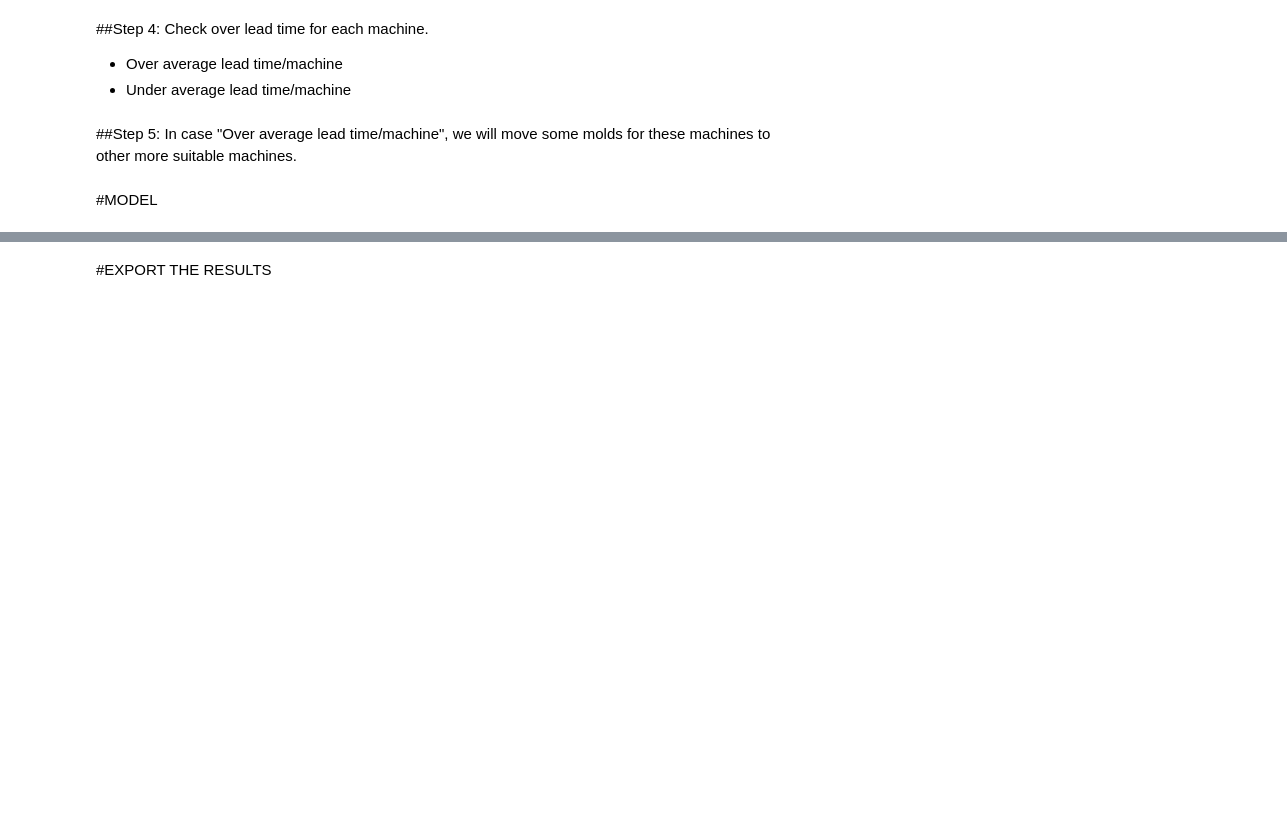
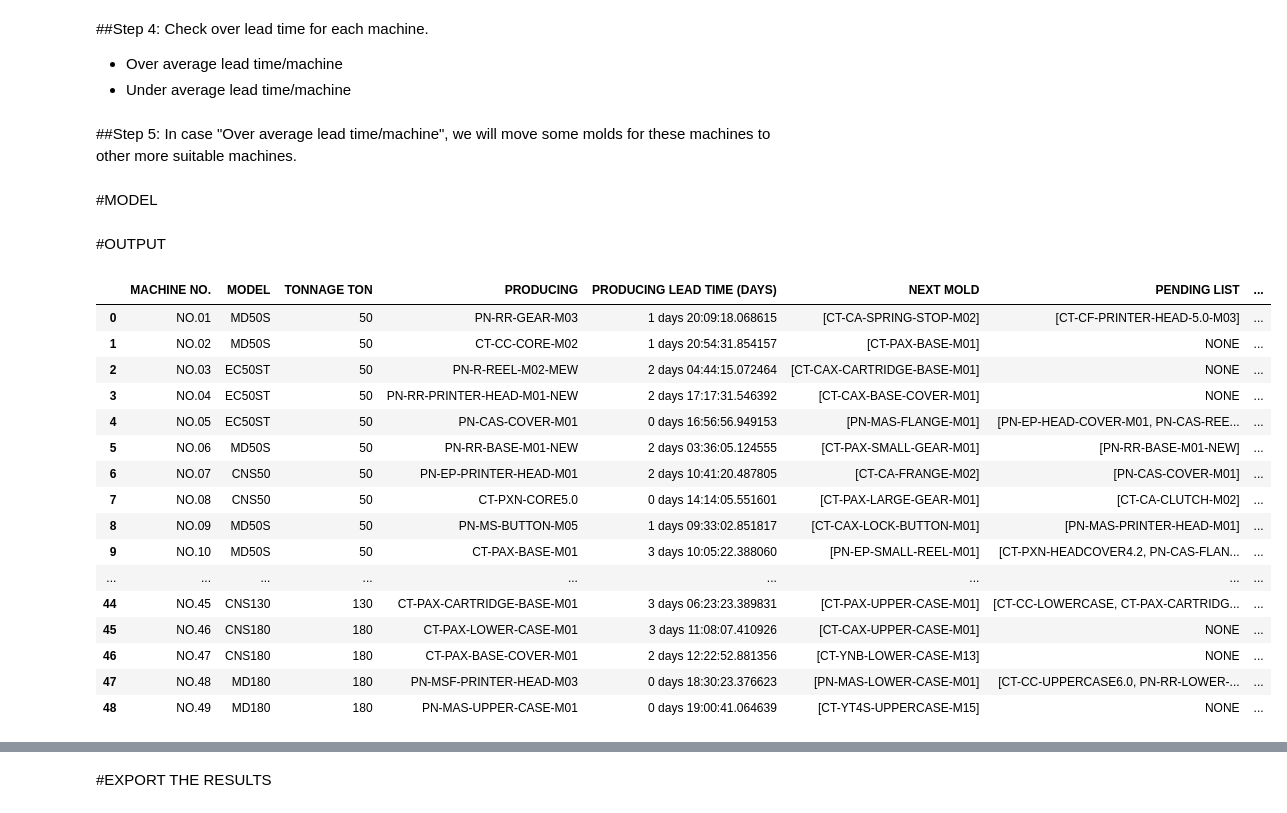
Before and after one commit to ThuyHaLE/ThuyHaLE, a Jupyter notebook: Recommendation_production_planning.ipynb, the cells around one changed output, grey strips where cells are left out. Drawn from its saved outputs; the diff is of its cells as text; code cells hidden in the pictures; blank space fills up the shorter version.

```diff
--- a/Recommendation_production_planning.ipynb
+++ b/Recommendation_production_planning.ipynb
@@ -765,8 +849,9 @@ new_pending, new_mold_plan, new_pro_plan = update_mold_plan_with_new_priority(pe
 #Recommend the best suitable machine for the break list
 new_best_sui_machine = suitable_machine_based_on_tonnage(new_pending, mold_data, new_mold_plan)
 #Update new pending data with new suitable machine information
-final_pending, final_mold_plan, final_pro_plan = update_mold_plan_with_new_priority(
-    new_pending, new_best_sui_machine.rename(columns = {'MACHINE NO.':'NEW MACHINE NO.'}), mold_plan_with_producing, pro_plan_with_producing)
+final_pending, final_mold_plan, final_pro_plan = update_mold_plan_with_new_priority(new_pending,
+                                                                                    new_best_sui_machine.copy().rename(columns = {'MACHINE NO.':'NEW MACHINE NO.'}),
+                                                                                    mold_plan_with_producing, pro_plan_with_producing)
 #Check if the machines will be over-capacity based on machine mode, machine tonnage, average leadtime of each machine after we recommended the best suitable for each item
 final_check_over_model, final_check_over_tonnage, final_check_over_leadtime, final_over_leadtime, final_under_leadtime = check_over_lead_time(final_mold_plan)
 #Recommend mold plan in case there is priority list
@@ -780,3 +865,26 @@ need_2_molds_list = recommed_item_need_2_molds(final_over_leadtime, final_pendin
 #Calculate production quantity and plastic quantity for using in 24h for each machine
 #In case the lead time of producing items less than 1 day
 pending_plastic_plan = prepare_plastic_for_next_items(new_production_plan_with_priority,plastic_data)
+# %% [markdown]
+#OUTPUT
+# %%
+#Final_mold_plan
+new_mold_plan_with_priority
+# %% [output]
+|  | MACHINE NO. | MODEL | TONNAGE TON | PRODUCING | PRODUCING LEAD TIME (DAYS) | NEXT MOLD | PENDING LIST | ... |
+| 0 | NO.01 | MD50S | 50 | PN-RR-GEAR-M03 | 1 days 20:09:18.068615 | [CT-CA-SPRING-STOP-M02] | [CT-CF-PRINTER-HEAD-5.0-M03] | ... |
+| 1 | NO.02 | MD50S | 50 | CT-CC-CORE-M02 | 1 days 20:54:31.854157 | [CT-PAX-BASE-M01] | NONE | ... |
+| 2 | NO.03 | EC50ST | 50 | PN-R-REEL-M02-MEW | 2 days 04:44:15.072464 | [CT-CAX-CARTRIDGE-BASE-M01] | NONE | ... |
+| 3 | NO.04 | EC50ST | 50 | PN-RR-PRINTER-HEAD-M01-NEW | 2 days 17:17:31.546392 | [CT-CAX-BASE-COVER-M01] | NONE | ... |
+| 4 | NO.05 | EC50ST | 50 | PN-CAS-COVER-M01 | 0 days 16:56:56.949153 | [PN-MAS-FLANGE-M01] | [PN-EP-HEAD-COVER-M01, PN-CAS-REE... | ... |
+| 5 | NO.06 | MD50S | 50 | PN-RR-BASE-M01-NEW | 2 days 03:36:05.124555 | [CT-PAX-SMALL-GEAR-M01] | [PN-RR-BASE-M01-NEW] | ... |
+| 6 | NO.07 | CNS50 | 50 | PN-EP-PRINTER-HEAD-M01 | 2 days 10:41:20.487805 | [CT-CA-FRANGE-M02] | [PN-CAS-COVER-M01] | ... |
+| 7 | NO.08 | CNS50 | 50 | CT-PXN-CORE5.0 | 0 days 14:14:05.551601 | [CT-PAX-LARGE-GEAR-M01] | [CT-CA-CLUTCH-M02] | ... |
+| 8 | NO.09 | MD50S | 50 | PN-MS-BUTTON-M05 | 1 days 09:33:02.851817 | [CT-CAX-LOCK-BUTTON-M01] | [PN-MAS-PRINTER-HEAD-M01] | ... |
+| 9 | NO.10 | MD50S | 50 | CT-PAX-BASE-M01 | 3 days 10:05:22.388060 | [PN-EP-SMALL-REEL-M01] | [CT-PXN-HEADCOVER4.2, PN-CAS-FLAN... | ... |
+| ... | ... | ... | ... | ... | ... | ... | ... | ... |
+| 44 | NO.45 | CNS130 | 130 | CT-PAX-CARTRIDGE-BASE-M01 | 3 days 06:23:23.389831 | [CT-PAX-UPPER-CASE-M01] | [CT-CC-LOWERCASE, CT-PAX-CARTRIDG... | ... |
+| 45 | NO.46 | CNS180 | 180 | CT-PAX-LOWER-CASE-M01 | 3 days 11:08:07.410926 | [CT-CAX-UPPER-CASE-M01] | NONE | ... |
+| 46 | NO.47 | CNS180 | 180 | CT-PAX-BASE-COVER-M01 | 2 days 12:22:52.881356 | [CT-YNB-LOWER-CASE-M13] | NONE | ... |
+| 47 | NO.48 | MD180 | 180 | PN-MSF-PRINTER-HEAD-M03 | 0 days 18:30:23.376623 | [PN-MAS-LOWER-CASE-M01] | [CT-CC-UPPERCASE6.0, PN-RR-LOWER-... | ... |
+| 48 | NO.49 | MD180 | 180 | PN-MAS-UPPER-CASE-M01 | 0 days 19:00:41.064639 | [CT-YT4S-UPPERCASE-M15] | NONE | ... |
```
Also changed, not shown: parts of 11 cells of this notebook.
